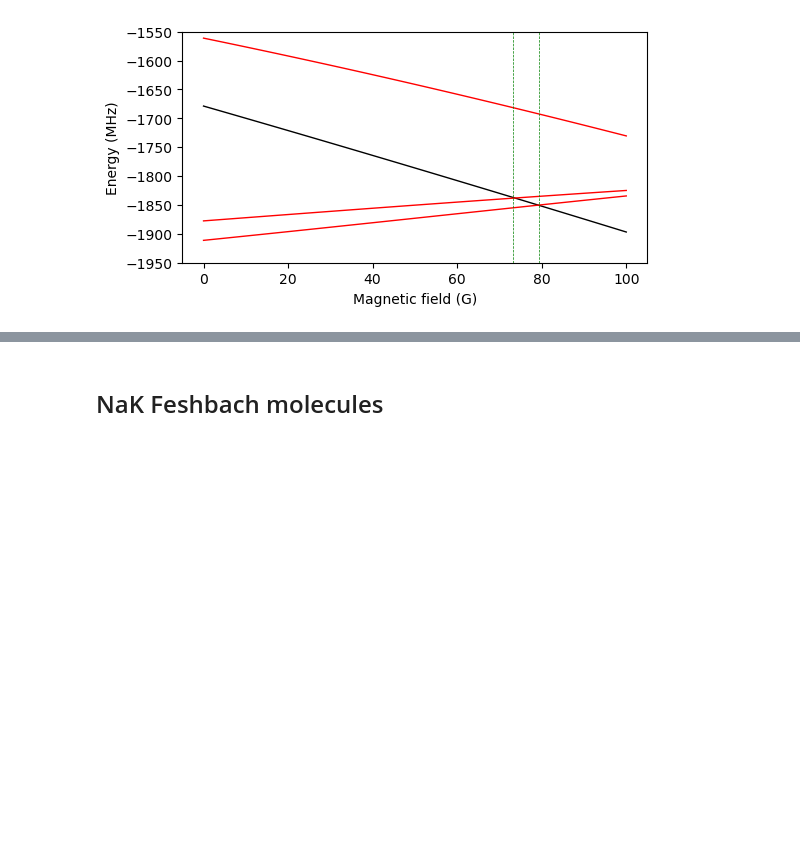
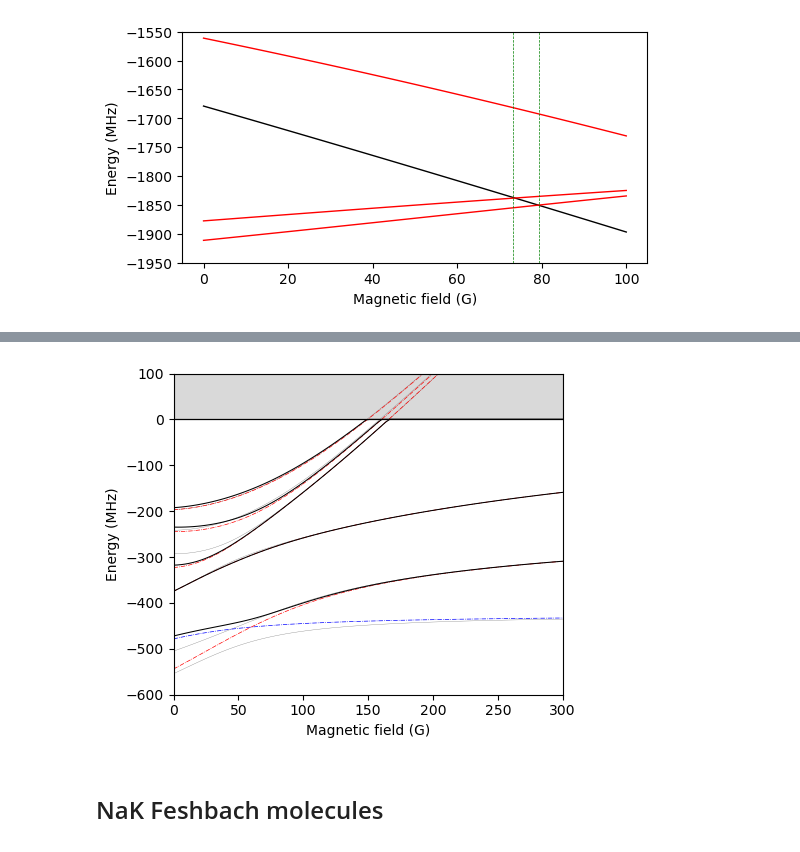
Before and after one commit to huanium/huanium, a Jupyter notebook: MIT_PhD/Fermi1/Fermi1 Calculator/Fermi1_Calculator_part_3_of_5.ipynb, the cells around one changed output, grey strips where cells are left out. Drawn from its saved outputs; the diff is of its cells as text; code cells hidden in the pictures; blank space fills up the shorter version.

```diff
--- a/MIT_PhD/Fermi1/Fermi1 Calculator/Fermi1_Calculator_part_3_of_5.ipynb
+++ b/MIT_PhD/Fermi1/Fermi1 Calculator/Fermi1_Calculator_part_3_of_5.ipynb
@@ -1261,0 +1535,16 @@ plt.show()
+# %%
+# for a given B field, calculate ABM Hamiltonian in BR basis for LiK
+def ABM_BR_basis_Hamiltonian_LiK(mF_Li, mF_K, subspace_F_Li = 1/2, subspace_F_K = 9/2, B_field=0, spin_basis=spin_basis, product_basis=product_basis, CG_matrix=CG_matrix):
+    Hint_product_basis, H_prod_basis = ABM_get_prod_basis_Hamiltonians_LiK(mF_Li = mF_Li, mF_K = mF_K, B_field = B_field,
+                                                                            spin_basis=spin_basis, product_basis=product_basis, CG_matrix=CG_matrix)
+    # Matrix from BR and prod basis:
+    BR_to_ABM_prod_matrix = Breit_Rabi_to_ABM_product_matrix_LiK(mF_Li,mF_K,subspace_F_Li,subspace_F_K, B_field=B_field, Hint_product_basis=Hint_product_basis)
+    # calculate Hamiltonian
+    ABM_BR_basis_H = np.matmul(np.matmul( np.conjugate(np.transpose(BR_to_ABM_prod_matrix)) , H_prod_basis), BR_to_ABM_prod_matrix)
+
+    return ABM_BR_basis_H
+# %%
+# dressed state energy function
+def dressed_energy_function(E, *params):
+    epsilon_P, epsilon_Q, Kappa = params
+    return -np.sqrt(-epsilon_P)*(-E)**(3/2) + (-epsilon_P)*(-E)  - np.sqrt(-epsilon_P)*epsilon_Q*np.sqrt(-E) - epsilon_P*epsilon_Q + (1/2)*Kappa**2
@@ -1262,3 +1572,65 @@ plt.show()
+# %%
+# dressed ABM without virtual bound state
+B_fields = np.linspace(0.001,300,100)
+epsilon_Q = []
+epsilon_P = []
+list_of_freqs = []
+list_of_dressed_energies = []
+for b in B_fields:
+    H_BR = ABM_BR_basis_Hamiltonian_LiK(mF_Li,mF_K, F_Li, F_K, B_field=b, spin_basis=spin_basis, product_basis=product_basis, CG_matrix=CG_matrix)
+    # get epsilon_P
+    H_PP = H_BR[0,0]
+    epsilon_P.append(H_PP)
+    H_QQ = H_BR[1:,1:]
+    # get epsilon_Q
+    Q_freqs, Q_eigenvectors = np.linalg.eigh(H_QQ)
+    epsilon_Q.append(Q_freqs)
+    # standard ABM eigs
+    freqs, eigenvectors = np.linalg.eigh(H_BR)
+    list_of_freqs.append(freqs)
+    # get K's
+    Ks = H_BR[0,1:]
+    dressed_energies = []
+    for q in range(len(Q_freqs)):
+        roots = fsolve(dressed_energy_function, max(Q_freqs[q], H_PP), args = (H_PP, Q_freqs[q], Ks[q]))
+        dressed_energies.append(min(0,roots[0])) # molecular energy must be < 0
+    list_of_dressed_energies.append(dressed_energies)
+
+epsilon_P = np.array(epsilon_P)
+epsilon_Q = np.array(epsilon_Q)
+list_of_freqs = np.array(list_of_freqs)
+list_of_dressed_energies = np.array(list_of_dressed_energies)
+
+# plot standard ABM results, with E_threshold zeroed
+fig, ax = plt.subplots(figsize=(5,4))
+
+for i in range(list_of_freqs.shape[1]):
+    ax.plot(B_fields, list_of_freqs[:,i],linewidth=0.25,color='gray')
+# plot epsilon_P
+ax.plot(B_fields, epsilon_P, color='blue',linewidth=0.5,linestyle='-.')
+# plot epsilon Q
+for i in range(epsilon_Q.shape[1]):
+    ax.plot(B_fields, epsilon_Q[:,i],color='red',linewidth=0.5,linestyle='-.')
+# plot threshold
+ax.hlines(0, xmin=min(B_fields), xmax=max(B_fields),color='black',linewidth=0.5)
+# fill continuum
+ax.fill_between(B_fields, y1=0, y2=100, alpha=0.15,color='black')
+# plot dressed_energies:
+for i in range(list_of_dressed_energies.shape[1]):
+    ax.plot(B_fields, list_of_dressed_energies[:,i],linewidth=0.75,color='black')
+ax.set_xlabel('Magnetic field (G)')
+ax.set_ylabel('Energy (MHz)')
+ax.set_ylim([-600,100])
+ax.set_xlim([0,max(B_fields)])
+
+# show FB resonances
+
+# show widths
+
+plt.tight_layout()
+plt.show()
+# %% [output]
+[figure, added]
 # %% [markdown]
 # <font size = 5>NaK Feshbach molecules</font>
 # %% [markdown]
```
Also changed, not shown: parts of 17 cells of this notebook, 5 other files.
